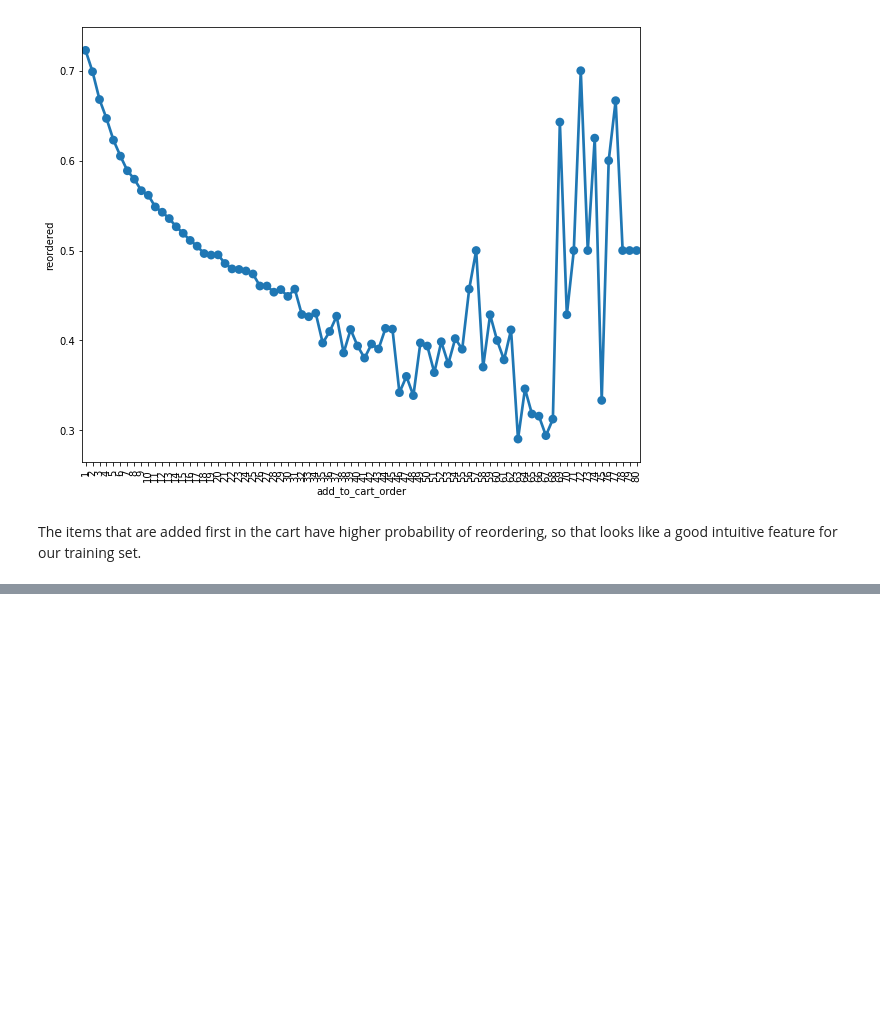
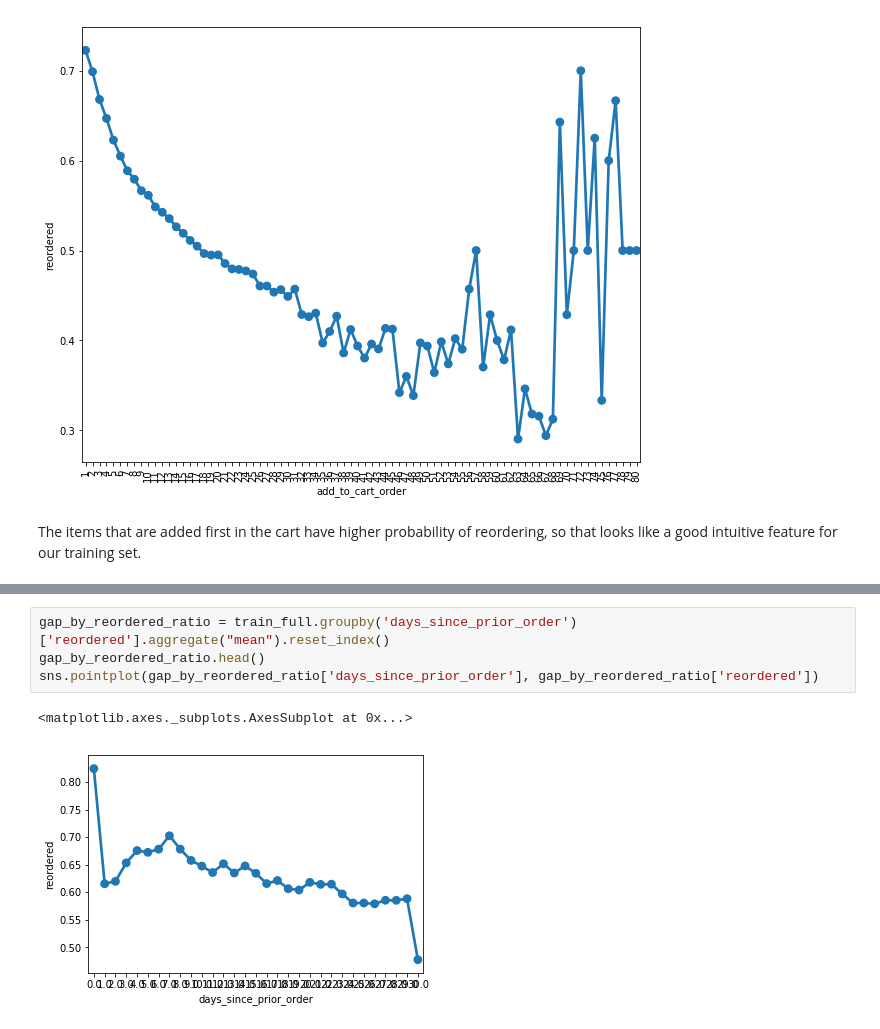
Before and after one commit to prashants975/Projects_on_ML, a Jupyter notebook: InstaCart.ipynb, the cells around one changed output, grey strips where cells are left out. Cells and saved outputs as stored; diff of their text form; blank space fills up the shorter version.

```diff
--- a/InstaCart.ipynb
+++ b/InstaCart.ipynb
@@ -225,0 +223,7 @@ product_group_by_reordered_ratio.head()
+# %%
+gap_by_reordered_ratio = train_full.groupby('days_since_prior_order')['reordered'].aggregate("mean").reset_index()
+gap_by_reordered_ratio.head()
+sns.pointplot(gap_by_reordered_ratio['days_since_prior_order'], gap_by_reordered_ratio['reordered'])
+# %% [output]
+<matplotlib.axes._subplots.AxesSubplot at 0x...>
+[figure, added]
```
Also changed, not shown: parts of 12 cells of this notebook.
